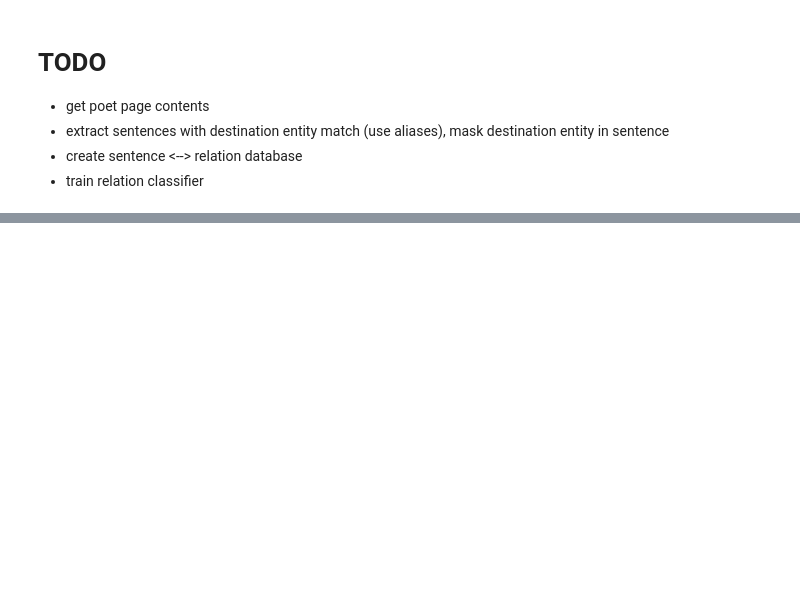
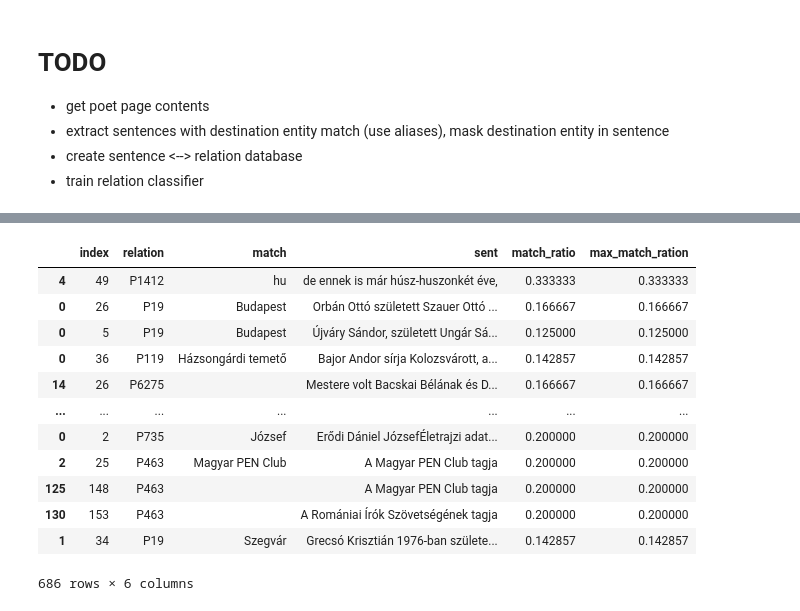
Before and after one commit to nsoma97/poets_QA, a Jupyter notebook: Wiki relation sentences.ipynb, the cells around one changed output, grey strips where cells are left out. Cells and saved outputs as stored; diff of their text form; code cells hidden in the pictures; blank space fills up the shorter version.

Commit message:
Added relation prediction

```diff
--- a/Wiki relation sentences.ipynb
+++ b/Wiki relation sentences.ipynb
@@ -96,0 +139,36 @@ get_wikipedia_url_from_wikidata_id('Q466479', lang='hu')
+# %%
+def get_wikitext_matches_by_ratio(source_url):
+
+    destinations = triplets[triplets.source.apply(lambda d: d['wiki_url'] == source_url)][['edge', 'destination']].values
+
+    res = []
+
+    split_l = [ll.split('.') for ll in lines_mapping[source_url]]
+    flat_split_l = [item for sublist in split_l for item in sublist]
+
+    for e, d in destinations:
+        if 'description' in e:
+            rel_words = set([w for w in e['description'].split(' ') + e['aliases'] if w not in stopwords])
+
+            if 'name' in d:
+                tax = [d['name']] + d['aliases']
+            elif 'time' in d:
+                tax = [d['time']]
+            else:
+                continue
+
+            for l in flat_split_l:
+                if len(l.split()) < 5:
+                    continue
+                l_words = set([w for w in l.split(' ') if w not in stopwords])
+                for t in tax:
+                    if t.lower() in l.lower():
+                        res.append((e['wikidata_id'], t, l, len(l_words.intersection(rel_words))/len(l_words)))
+                        break
+
+    df = pd.DataFrame(res, columns=['relation', 'match', 'sent', 'match_ratio']).reset_index()
+    df_max_ratio = df[df.match_ratio > 0.1].groupby(by='relation').match_ratio.max().rename('max_match_ration')
+    df_w_max = df.merge(df_max_ratio, on=['relation'])
+    df_w_max = df_w_max[df_w_max.match_ratio == df_w_max.max_match_ration]
+
+    return df_w_max
@@ -96,0 +207,22 @@ get_wikipedia_url_from_wikidata_id('Q466479', lang='hu')
+# %%
+res = []
+
+for url in lines_mapping:
+    res.append(get_wikitext_matches_by_ratio(url))
+# %%
+res_df = pd.concat(res)
+res_df
+# %% [output]
+|  | index | relation | match | sent | match_ratio | max_match_ration |
+| 4 | 49 | P1412 | hu | de ennek is már húsz-huszonkét éve, | 0.333333 | 0.333333 |
+| 0 | 26 | P19 | Budapest | Orbán Ottó született Szauer Ottó ... | 0.166667 | 0.166667 |
+| 0 | 5 | P19 | Budapest | Újváry Sándor, született Ungár Sá... | 0.125000 | 0.125000 |
+| 0 | 36 | P119 | Házsongárdi temető | Bajor Andor sírja Kolozsvárott, a... | 0.142857 | 0.142857 |
+| 14 | 26 | P6275 |  | Mestere volt Bacskai Bélának és D... | 0.166667 | 0.166667 |
+| ... | ... | ... | ... | ... | ... | ... |
+| 0 | 2 | P735 | József | Erődi Dániel JózsefÉletrajzi adat... | 0.200000 | 0.200000 |
+| 2 | 25 | P463 | Magyar PEN Club | A Magyar PEN Club tagja | 0.200000 | 0.200000 |
+| 125 | 148 | P463 |  | A Magyar PEN Club tagja | 0.200000 | 0.200000 |
+| 130 | 153 | P463 |  | A Romániai Írók Szövetségének tagja | 0.200000 | 0.200000 |
+| 1 | 34 | P19 | Szegvár | Grecsó Krisztián 1976-ban születe... | 0.142857 | 0.142857 |
+686 rows × 6 columns
```
Also changed, not shown: parts of 15 cells of this notebook, 1 other file.
